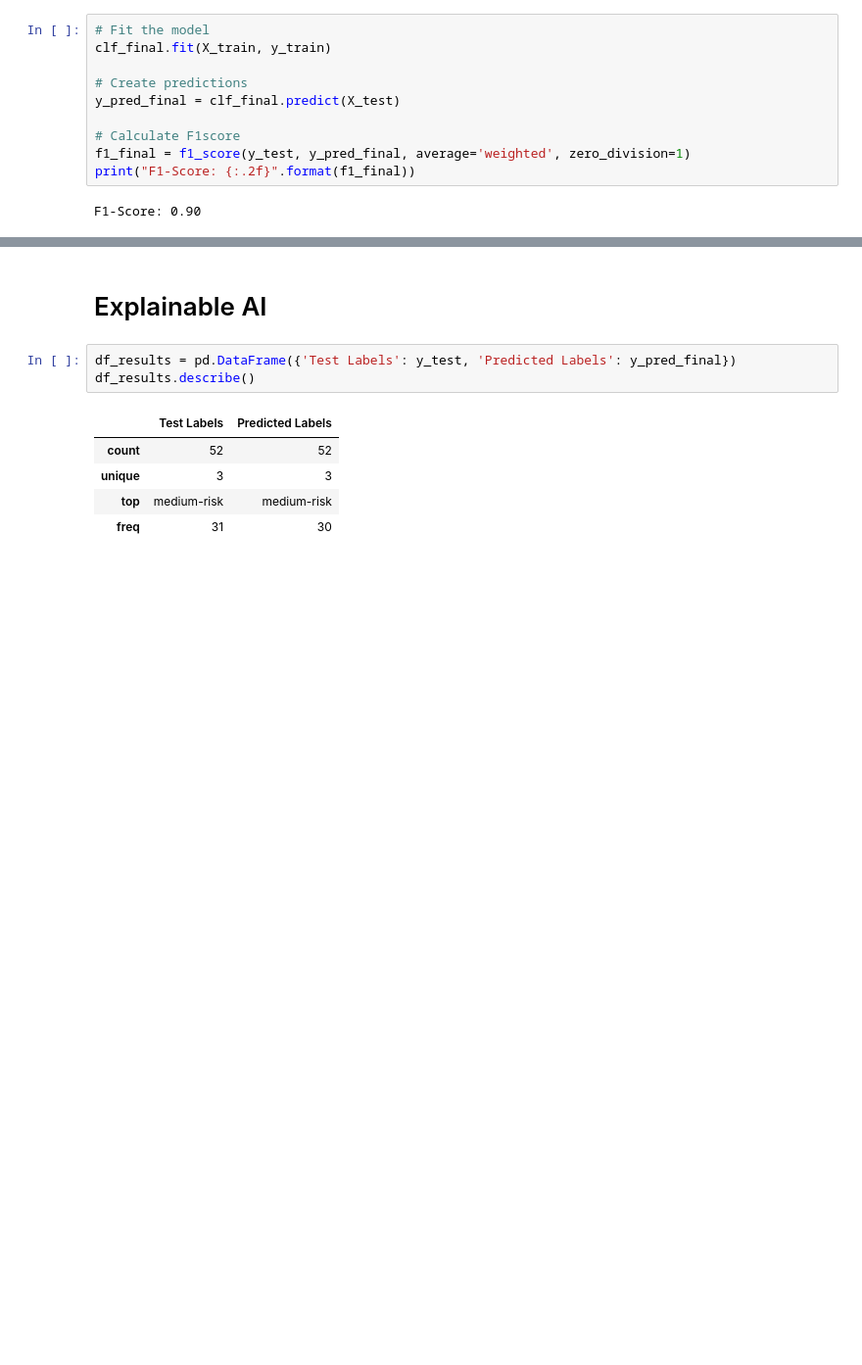
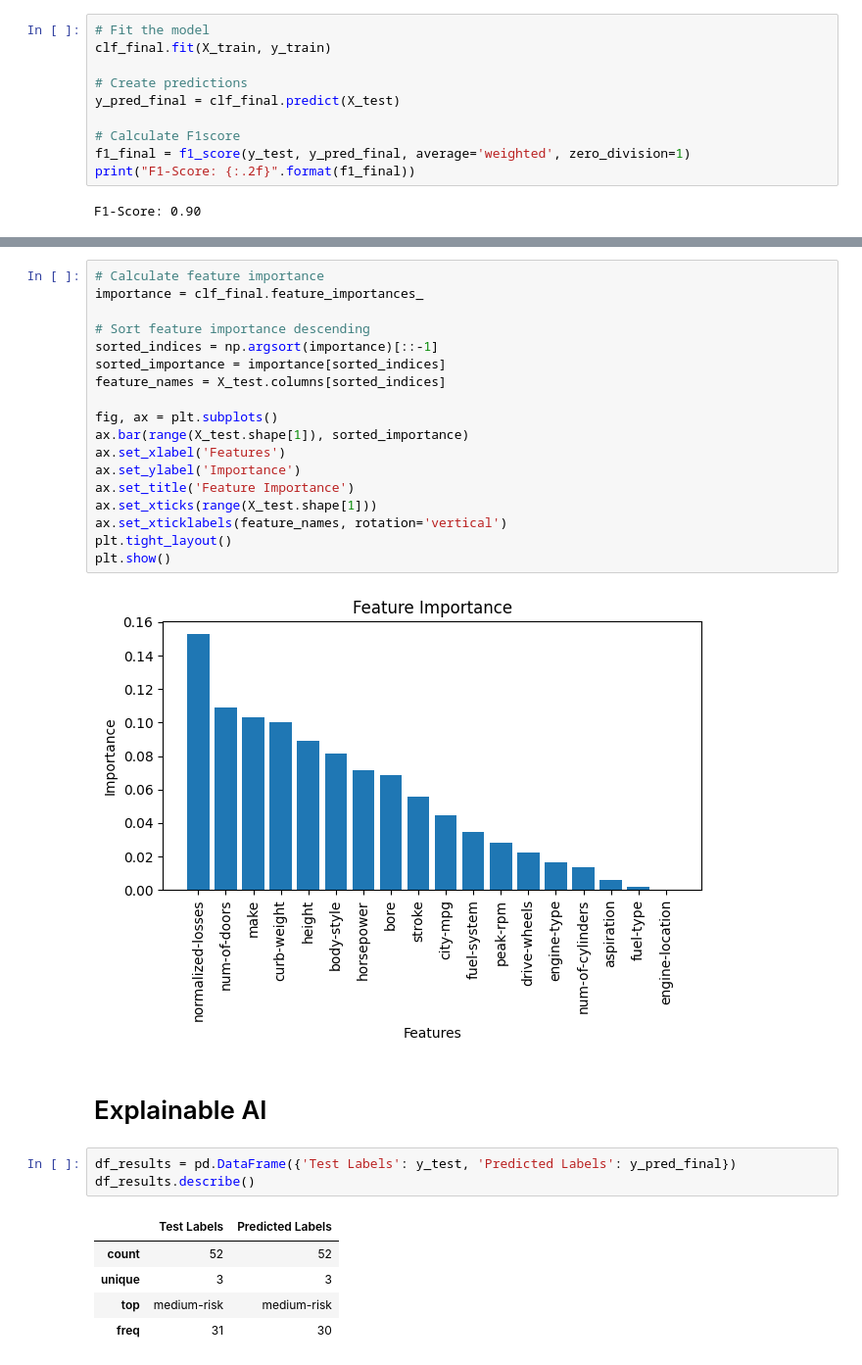
Before and after one commit to KingKai69/VisualAnalytics, a Jupyter notebook: VA_Classification.ipynb, the cells around one changed output, grey strips where cells are left out. Shown at 98% size. Cells and saved outputs as stored; diff of their text form; blank space fills up the shorter version.

```diff
--- a/VA_Classification.ipynb
+++ b/VA_Classification.ipynb
@@ -516,6 +547,26 @@ plt.ylabel('Actual')
 # %% [output]
 Text(70.72222222222221, 0.5, 'Actual')
 [figure]
+# %%
+# Calculate feature importance
+importance = clf_final.feature_importances_
+
+# Sort feature importance descending
+sorted_indices = np.argsort(importance)[::-1]
+sorted_importance = importance[sorted_indices]
+feature_names = X_test.columns[sorted_indices]
+
+fig, ax = plt.subplots()
+ax.bar(range(X_test.shape[1]), sorted_importance)
+ax.set_xlabel('Features')
+ax.set_ylabel('Importance')
+ax.set_title('Feature Importance')
+ax.set_xticks(range(X_test.shape[1]))
+ax.set_xticklabels(feature_names, rotation='vertical')
+plt.tight_layout()
+plt.show()
+# %% [output]
+[figure, added]
 # %% [markdown]
 # Explainable AI
 # %%
```
Also changed, not shown: parts of 55 cells of this notebook, 2 other files.
